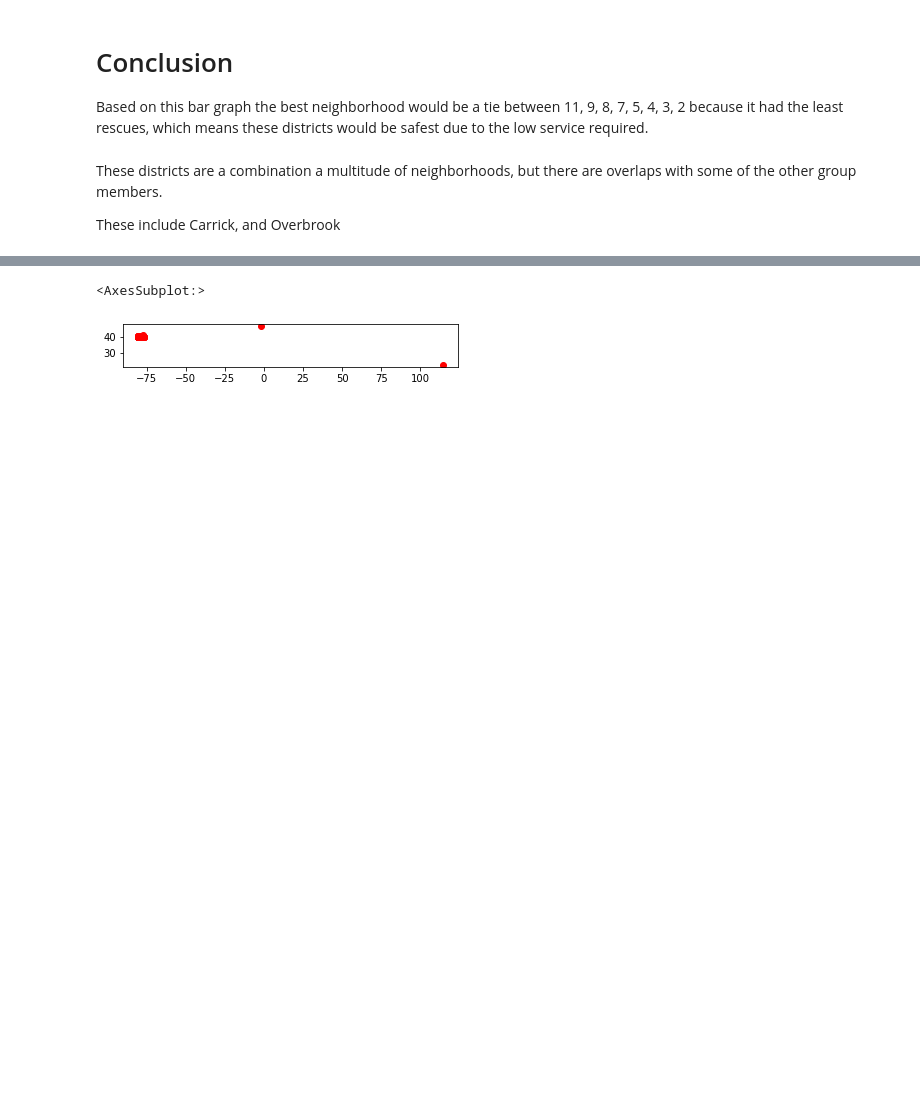
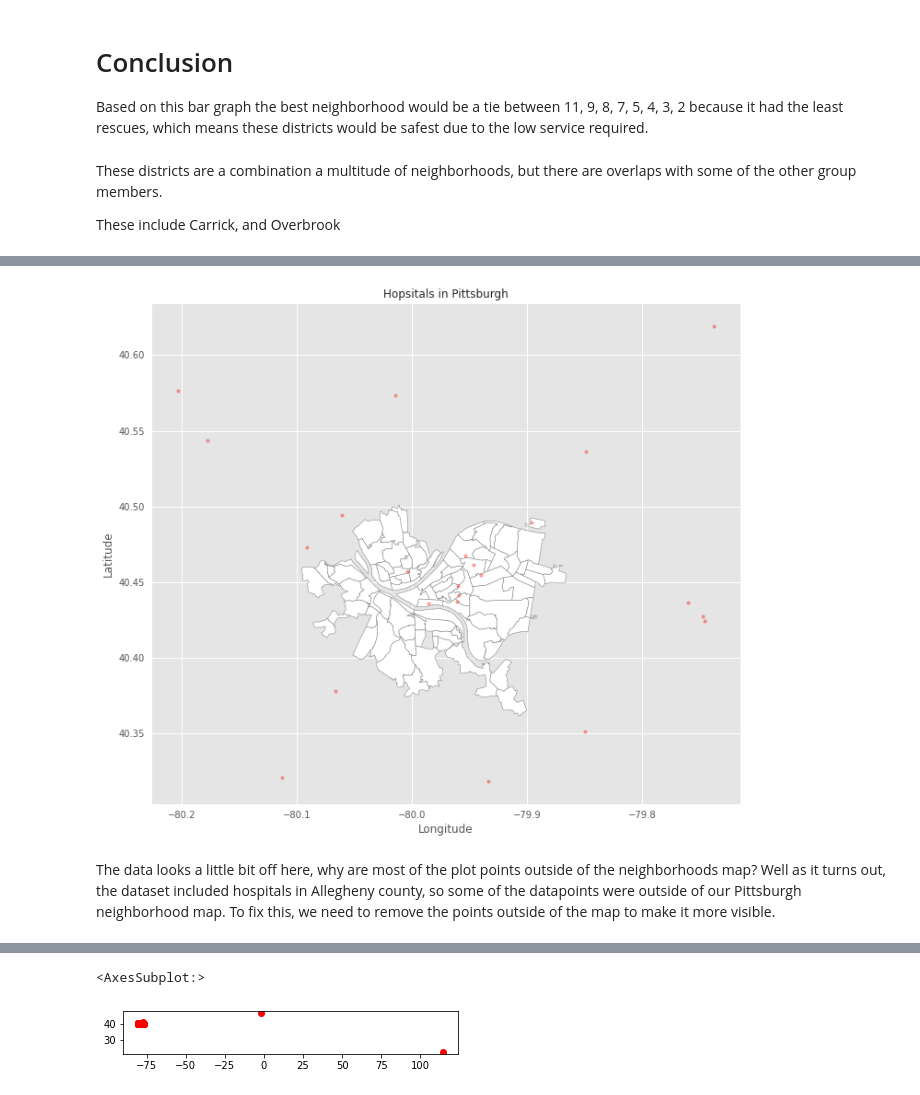
Before and after one commit to Jordantheboss00/CMPINF0010_FINAL_PROJECT, a Jupyter notebook: Final-Project-2.ipynb, the cells around one changed output, grey strips where cells are left out. Drawn from its saved outputs; the diff is of its cells as text; code cells hidden in the pictures; blank space fills up the shorter version.

```diff
--- a/Final-Project-2.ipynb
+++ b/Final-Project-2.ipynb
@@ -80,0 +134,13 @@ These include Carrick, and Overbrook
+# %%
+with plt.style.context(("seaborn", "ggplot")):
+    neighborhoods.plot(figsize=(12,10),
+               color="white",
+               edgecolor = "grey");
+plt.scatter(df.X, df.Y, s=10, color="red", alpha=0.3)
+plt.xlabel("Longitude")
+plt.ylabel("Latitude")
+plt.title("Hopsitals in Pittsburgh");
+# %% [output]
+[figure, added]
+# %% [markdown]
+The data looks a little bit off here, why are most of the plot points outside of the neighborhoods map? Well as it turns out, the dataset included hospitals in Allegheny county, so some of the datapoints were outside of our Pittsburgh neighborhood map. To fix this, we need to remove the points outside of the map to make it more visible.
```
Also changed, not shown: parts of 23 cells of this notebook.
